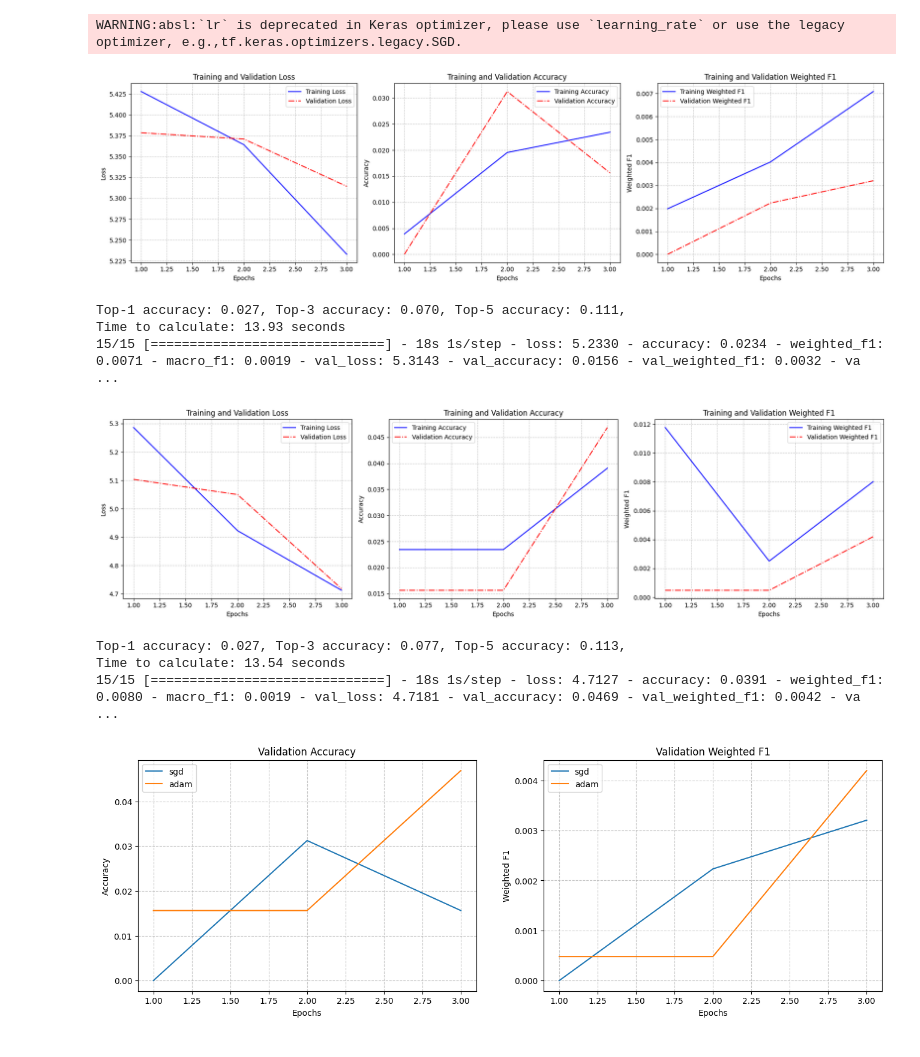
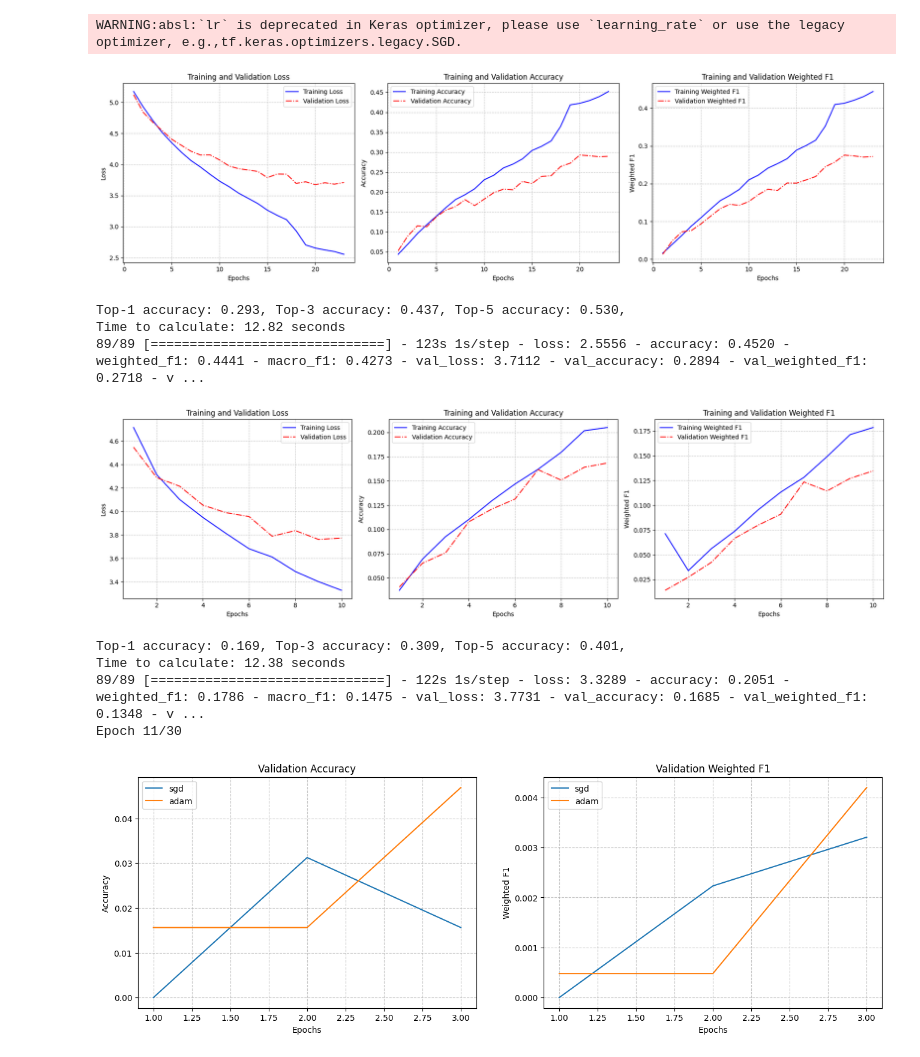
Before and after one commit to MaximilianLae/DL_Skin_Disease_Classification, a Jupyter notebook: VersionWithFunctionsGithub.ipynb, the cells around one changed output. Drawn from its saved outputs; the diff is of its cells as text; code cells hidden in the pictures.

Commit message:
SGD with 30 epochs

```diff
--- a/VersionWithFunctionsGithub.ipynb
+++ b/VersionWithFunctionsGithub.ipynb
@@ -254,18 +256,17 @@ clear_output_callback = tf.keras.callbacks.LambdaCallback(
 )
 # %% [markdown]
 # Creating the Model
-# %%
-# Instance of our pretrained model we will use
-
-base_model = VGG16(include_top=False, weights='imagenet', input_shape=(128, 128, 3))
-
-# Make only the top layers of the base model trainable
-for layer in base_model.layers[:-4]:
-    layer.trainable = False
 # %%
 # reusable function
 
 def compile_and_train_model(optimizer, batch_size=128, epochs=30, use_class_weights=False, input_size = (128,128)):
+
+    # Instance of our pretrained model we will use
+    base_model = VGG16(include_top=False, weights='imagenet', input_shape=input_size + (3,))
+    # Make only the top layers of the base model trainable
+    for layer in base_model.layers[:-4]:
+        layer.trainable = False
+
     train_generator = train_datagen.flow_from_directory(
         'dataset/train',
         batch_size=batch_size,
@@ -326,19 +327,20 @@ adam_optimizer = Adam(learning_rate=0.001)
 # %% [output]
 WARNING:absl:`lr` is deprecated in Keras optimizer, please use `learning_rate` or use the legacy optimizer, e.g.,tf.keras.optimizers.legacy.SGD.
 # %%
-model_sgd, history_sgd = compile_and_train_model(sgd_optimizer, batch_size=16, epochs=3)
+model_sgd, history_sgd = compile_and_train_model(sgd_optimizer, batch_size=128, epochs=30)
 # %% [output]
-[figure, old version]
+[figure, new version]
-Top-1 accuracy: 0.027, Top-3 accuracy: 0.070, Top-5 accuracy: 0.111,
-Time to calculate: 13.93 seconds
-15/15 [==============================] - 18s 1s/step - loss: 5.2330 - accuracy: 0.0234 - weighted_f1: 0.0071 - macro_f1: 0.0019 - val_loss: 5.3143 - val_accuracy: 0.0156 - val_weighted_f1: 0.0032 - va ...
+Top-1 accuracy: 0.293, Top-3 accuracy: 0.437, Top-5 accuracy: 0.530,
+Time to calculate: 12.82 seconds
+89/89 [==============================] - 123s 1s/step - loss: 2.5556 - accuracy: 0.4520 - weighted_f1: 0.4441 - macro_f1: 0.4273 - val_loss: 3.7112 - val_accuracy: 0.2894 - val_weighted_f1: 0.2718 - v ...
 # %%
-model_adam, history_adam = compile_and_train_model(adam_optimizer, batch_size=16, epochs=3)
+model_adam, history_adam = compile_and_train_model(adam_optimizer, batch_size=128, epochs=30)
 # %% [output]
-[figure, old version]
+[figure, new version]
-Top-1 accuracy: 0.027, Top-3 accuracy: 0.077, Top-5 accuracy: 0.113,
-Time to calculate: 13.54 seconds
-15/15 [==============================] - 18s 1s/step - loss: 4.7127 - accuracy: 0.0391 - weighted_f1: 0.0080 - macro_f1: 0.0019 - val_loss: 4.7181 - val_accuracy: 0.0469 - val_weighted_f1: 0.0042 - va ...
+Top-1 accuracy: 0.169, Top-3 accuracy: 0.309, Top-5 accuracy: 0.401,
+Time to calculate: 12.38 seconds
+89/89 [==============================] - 122s 1s/step - loss: 3.3289 - accuracy: 0.2051 - weighted_f1: 0.1786 - macro_f1: 0.1475 - val_loss: 3.7731 - val_accuracy: 0.1685 - val_weighted_f1: 0.1348 - v ...
+Epoch 11/30
 # %%
 #Function to compare covergence with different parameters
 
```
Also changed, not shown: parts of 3 cells of this notebook.
